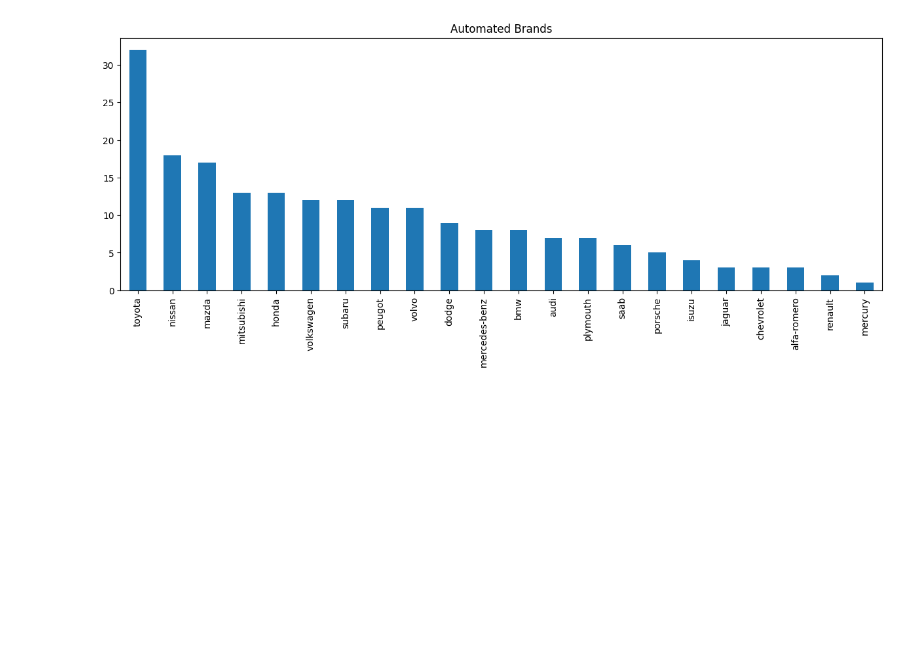
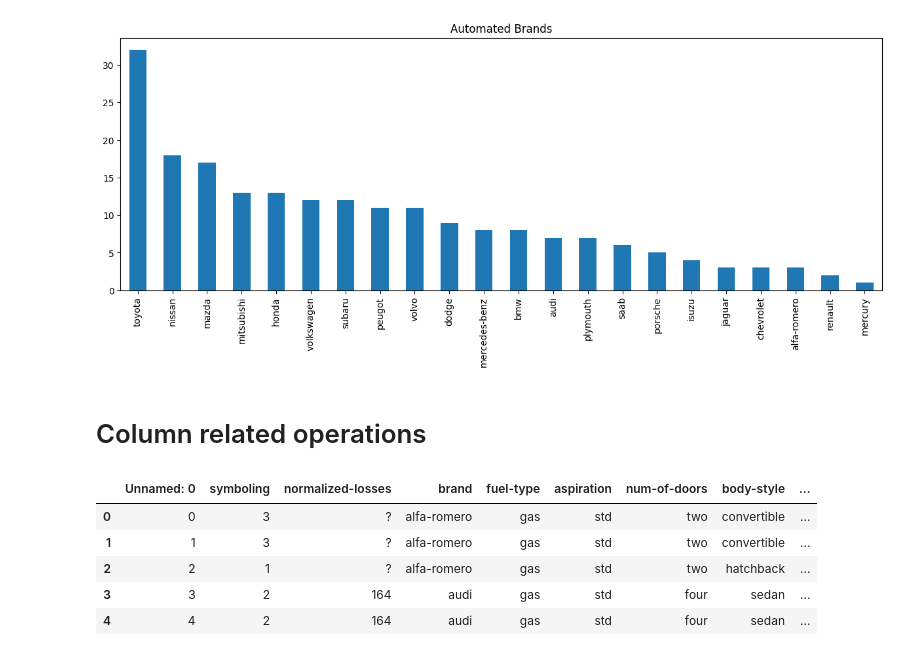
Before and after one commit to Vidushiupadhyay/digipodium-data-analytics-course, a Jupyter notebook: Data_analytics/data.engineering.ipynb, the cells around one changed output. Cells and saved outputs as stored; diff of their text form; code cells hidden in the pictures; blank space fills up the shorter version.

```diff
--- a/Data_analytics/data.engineering.ipynb
+++ b/Data_analytics/data.engineering.ipynb
@@ -255,3 +243,16 @@ df['make'].value_counts().plot(kind='bar' , figsize=(15,5), title='Automated Bra
 # %% [output]
 <AxesSubplot: title={'center': 'Automated Brands'}>
 [figure]
+# %% [markdown]
+# Column related operations
+# %%
+df.rename(mapper={"make":"brand"}, axis=1, inplace=True)                         # mapper helps to change names of columns
+# %%
+df.head()
+# %% [output]
+|  | Unnamed: 0 | symboling | normalized-losses | brand | fuel-type | aspiration | num-of-doors | body-style | ... |
+| 0 | 0 | 3 | ? | alfa-romero | gas | std | two | convertible | ... |
+| 1 | 1 | 3 | ? | alfa-romero | gas | std | two | convertible | ... |
+| 2 | 2 | 1 | ? | alfa-romero | gas | std | two | hatchback | ... |
+| 3 | 3 | 2 | 164 | audi | gas | std | four | sedan | ... |
+| 4 | 4 | 2 | 164 | audi | gas | std | four | sedan | ... |
```
Also changed, not shown: parts of 23 cells of this notebook, 7 other files.
